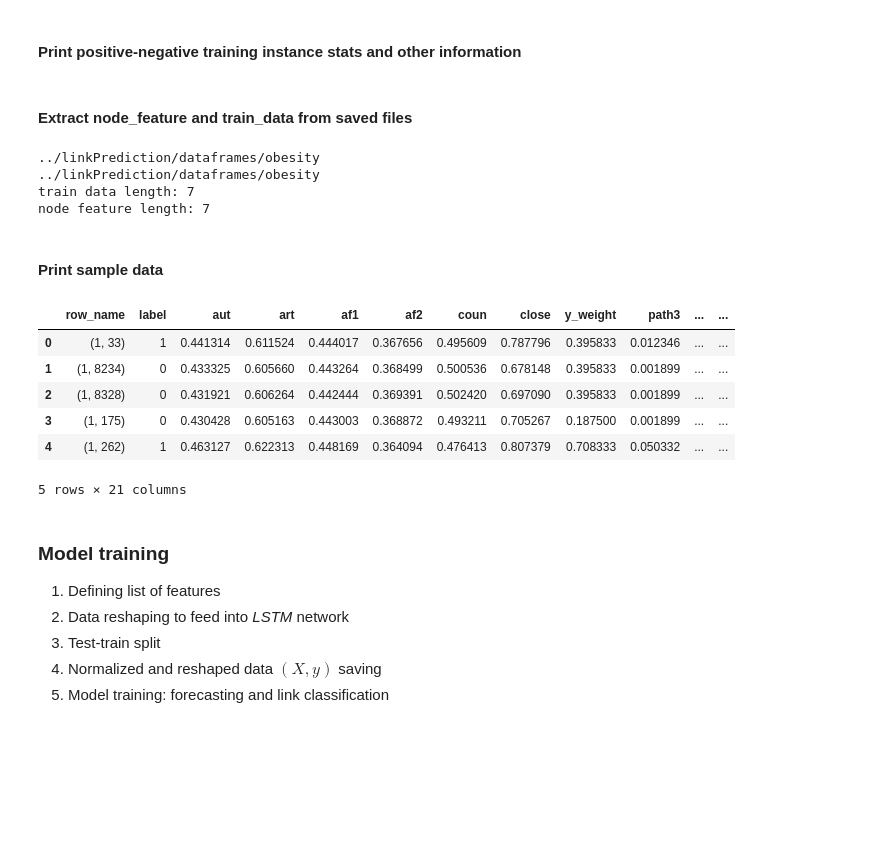
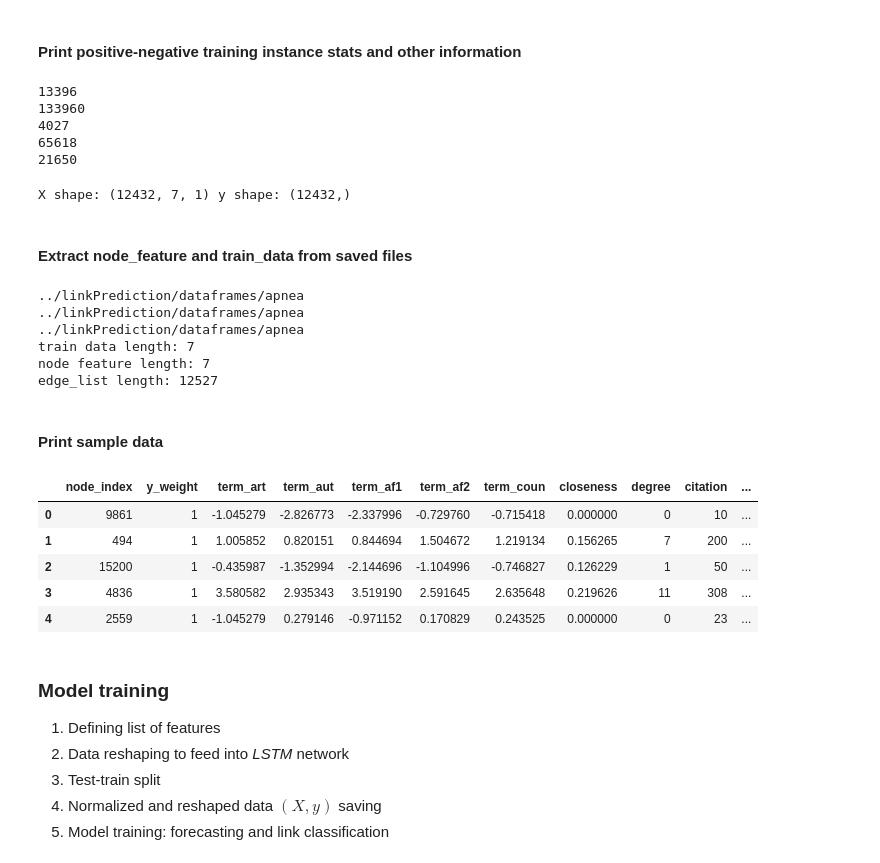
Before and after one commit to ffaisal93/linkPrediction, a Jupyter notebook: link_prediction.ipynb, the cells around one changed output. Cells and saved outputs as stored; diff of their text form; code cells hidden in the pictures; blank space fills up the shorter version.

```diff
--- a/link_prediction.ipynb
+++ b/link_prediction.ipynb
@@ -42,7 +42,7 @@ from keras.models import load_model
 # %%
 #########dataset and domain selection : sleep apnea: 0 ; obesity:1
 importlib.reload(ut)
-select_domain  = 1
+select_domain  = 0
 domain = ['apnea','obesity']
 root = '../linkPrediction/'
 filepath=[['dataset/apnea-all,3.csv',
@@ -72,5 +72,5 @@ graphpath
 # %%
 #######graph building and saving in graphpath: train graph, test graph and parent graph(previous year of train graph)
 importlib.reload(gr)
-time=[2007,2008,2015,1,1,20]
+# time=[1991,1992,1994,1,1,20]
 gr.dynamic_train_test_graph_build(df, key_list, graphpath, time)
@@ -130,32 +149,54 @@ print(len(g_train_static.nodes()))
 print(len(g_train_static.edges()))
 #no of total test graph edges
 print(len(g_test_static.edges()))
+# %% [output]
+13396
+133960
+4027
+65618
+21650
+# %%
+ts=time[1]
+row = train_data[ts].columns.values.tolist()
+######feature column names
+feature_names = row[2:len(row)]
+#X,y, data_len_dm = cl.reshape_feature_data_for_classification(train_data, edge_list, time)
+columns_drop = list(set(feature_names).difference(set(['citation1'])))
+pruned_data = copy.deepcopy(train_data)
+pruned_data = fs.drop_feature_columns(pruned_data, columns_drop, time)
+#data reshape for classification model (data_len_dm=[input sample length, input dimension, output dimension])
+X,y, data_len_dm = cl.reshape_feature_data_for_classification(pruned_data, edge_list, time)
+# %% [output]
+X shape: (12432, 7, 1) y shape: (12432,)
 # %% [markdown]
 #### Extract node_feature and train_data from saved files
 # %%
 importlib.reload(ut)
 train_data = ut.load_data(datapath, domain[select_domain], "train_data", time)
 node_feature = ut.load_data(datapath, domain[select_domain], "node_feature", time)
+edge_list = ut.load_data(datapath, domain[select_domain], "edge_list", time)
 print('train data length:',len(train_data))
 print('node feature length:',len(node_feature))
+print('edge_list length:',len(edge_list))
 # %% [output]
-../linkPrediction/dataframes/obesity
-../linkPrediction/dataframes/obesity
+../linkPrediction/dataframes/apnea
+../linkPrediction/dataframes/apnea
+../linkPrediction/dataframes/apnea
 train data length: 7
 node feature length: 7
+edge_list length: 12527
 # %% [markdown]
 #### Print sample data
 # %%
-#node_feature[2008].head()
-train_data[2008].head()
+node_feature[2009].head()
+# train_data[2008].head()
 # %% [output]
-|  | row_name | label | aut | art | af1 | af2 | coun | close | y_weight | path3 | ... | ... |
-| 0 | (1, 33) | 1 | 0.441314 | 0.611524 | 0.444017 | 0.367656 | 0.495609 | 0.787796 | 0.395833 | 0.012346 | ... | ... |
-| 1 | (1, 8234) | 0 | 0.433325 | 0.605660 | 0.443264 | 0.368499 | 0.500536 | 0.678148 | 0.395833 | 0.001899 | ... | ... |
-| 2 | (1, 8328) | 0 | 0.431921 | 0.606264 | 0.442444 | 0.369391 | 0.502420 | 0.697090 | 0.395833 | 0.001899 | ... | ... |
-| 3 | (1, 175) | 0 | 0.430428 | 0.605163 | 0.443003 | 0.368872 | 0.493211 | 0.705267 | 0.187500 | 0.001899 | ... | ... |
-| 4 | (1, 262) | 1 | 0.463127 | 0.622313 | 0.448169 | 0.364094 | 0.476413 | 0.807379 | 0.708333 | 0.050332 | ... | ... |
+|  | node_index | y_weight | term_art | term_aut | term_af1 | term_af2 | term_coun | closeness | degree | citation | ... |
+| 0 | 9861 | 1 | -1.045279 | -2.826773 | -2.337996 | -0.729760 | -0.715418 | 0.000000 | 0 | 10 | ... |
+| 1 | 494 | 1 | 1.005852 | 0.820151 | 0.844694 | 1.504672 | 1.219134 | 0.156265 | 7 | 200 | ... |
+| 2 | 15200 | 1 | -0.435987 | -1.352994 | -2.144696 | -1.104996 | -0.746827 | 0.126229 | 1 | 50 | ... |
+| 3 | 4836 | 1 | 3.580582 | 2.935343 | 3.519190 | 2.591645 | 2.635648 | 0.219626 | 11 | 308 | ... |
+| 4 | 2559 | 1 | -1.045279 | 0.279146 | -0.971152 | 0.170829 | 0.243525 | 0.000000 | 0 | 23 | ... |
-5 rows × 21 columns
 # %% [markdown]
 ### Model training
 1. Defining list of features
```
Also changed, not shown: parts of 20 cells of this notebook, 4 other files.
